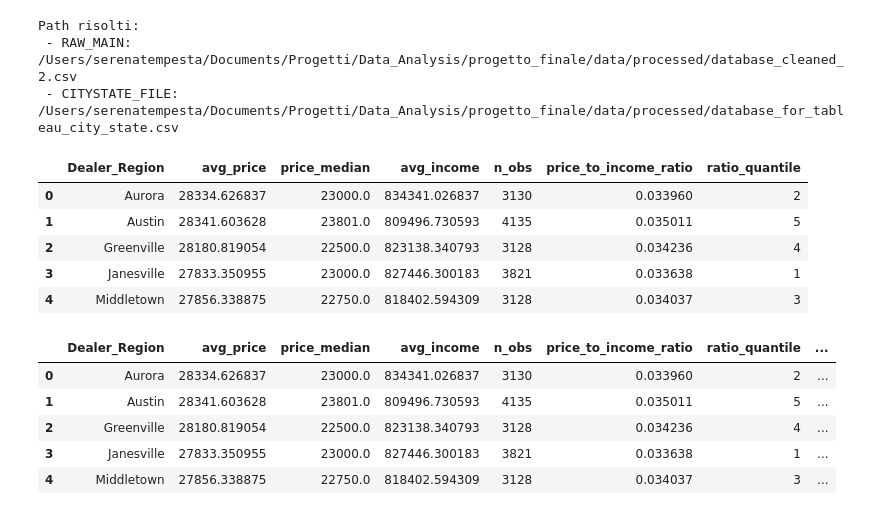
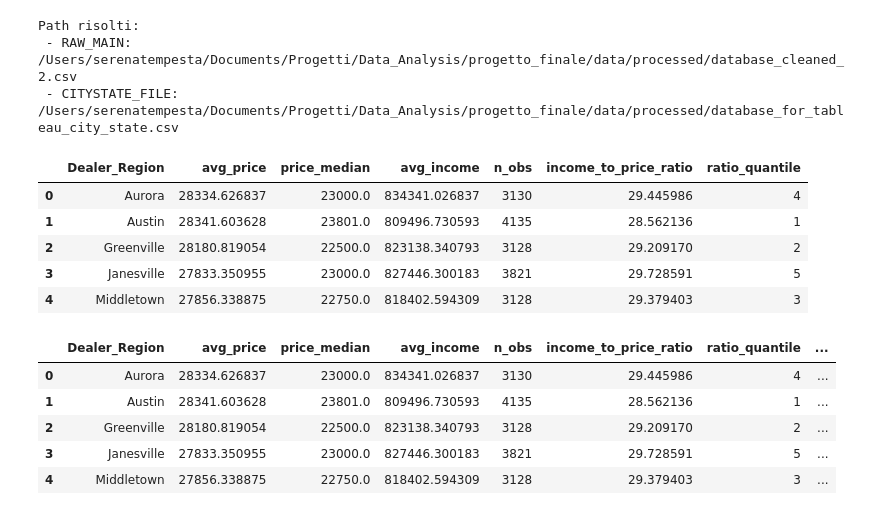
Before and after one commit to develhope/Data-PT-9-TeamProject-2-team-2, a Jupyter notebook: notebook/tableau_prep.ipynb, the cells around one changed output. Cells and saved outputs as stored; diff of their text form; code cells hidden in the pictures.

Commit message:
Fixed paths + reversed ratio for tableau

```diff
--- a/notebook/tableau_prep.ipynb
+++ b/notebook/tableau_prep.ipynb
@@ -256,56 +286,62 @@ agg_region = (
       .reset_index()
 )
 
-# Ratio e gestione inf/zero
-agg_region["price_to_income_ratio"] = agg_region["avg_price"] / agg_region["avg_income"]
-agg_region.loc[~np.isfinite(agg_region["price_to_income_ratio"]), "price_to_income_ratio"] = np.nan
+# METRICA CORRETTA: Reddito / Prezzo (maggiore = più accessibile)
+agg_region["income_to_price_ratio"] = agg_region["avg_income"] / agg_region["avg_price"]
+agg_region.loc[~np.isfinite(agg_region["income_to_price_ratio"]), "income_to_price_ratio"] = np.nan
 
-# Quantili per color scale discreta
+# Quantili per color scale discreta (calcolati sulla nuova metrica)
 try:
     agg_region["ratio_quantile"] = pd.qcut(
-        agg_region["price_to_income_ratio"], q=N_QUANTILES, labels=False, duplicates="drop"
+        agg_region["income_to_price_ratio"], q=N_QUANTILES, labels=False, duplicates="drop"
     ) + 1
 except ValueError:
     agg_region["ratio_quantile"] = np.nan
 
+# Pulizia eventuale colonna legacy per evitare confusione downstream
+agg_region.drop(columns=["price_to_income_ratio"], inplace=True, errors="ignore")
+
 # Filtro opzionale su numerosità (riduce rumore in mappa)
 agg_region_filtered = agg_region.loc[agg_region["n_obs"] >= MIN_OBS_PER_REGION].copy()
+
+agg_region_filtered = agg_region.loc[agg_region["n_obs"] >= MIN_OBS_PER_REGION].copy()
+agg_region_filtered.drop(columns=["price_to_income_ratio"], inplace=True, errors="ignore")
 
 # city_state_lookup (lookup moda per distretto) se disponibile
 city_lookup = None
 if "cs" in globals() and isinstance(cs, pd.DataFrame) and \
    "Dealer_Region" in cs.columns and "city_state" in cs.columns:
     base_cs = cs
 elif "CITYSTATE_FILE" in globals() and CITYSTATE_FILE and Path(CITYSTATE_FILE).exists():
     base_cs = pd.read_csv(CITYSTATE_FILE, low_memory=False)
 else:
     base_cs = None
 
 if base_cs is not None and "Dealer_Region" in base_cs.columns and "city_state" in base_cs.columns:
     city_lookup = (
         base_cs.groupby("Dealer_Region", dropna=False)["city_state"]
                .agg(lambda x: x.mode().iat[0] if x.mode().size else np.nan)
                .reset_index()
                .rename(columns={"city_state": "city_state_lookup"})
     )
     agg_region_filtered = agg_region_filtered.merge(city_lookup, on="Dealer_Region", how="left")
 else:
     agg_region_filtered["city_state_lookup"] = np.nan
 
 # Controllo rapido
 display(agg_region.head(5))
 display(agg_region_filtered.head(5))
 # %% [output]
-|  | Dealer_Region | avg_price | price_median | avg_income | n_obs | price_to_income_ratio | ratio_quantile |
-| 0 | Aurora | 28334.626837 | 23000.0 | 834341.026837 | 3130 | 0.033960 | 2 |
-| 1 | Austin | 28341.603628 | 23801.0 | 809496.730593 | 4135 | 0.035011 | 5 |
-| 2 | Greenville | 28180.819054 | 22500.0 | 823138.340793 | 3128 | 0.034236 | 4 |
-| 3 | Janesville | 27833.350955 | 23000.0 | 827446.300183 | 3821 | 0.033638 | 1 |
-| 4 | Middletown | 27856.338875 | 22750.0 | 818402.594309 | 3128 | 0.034037 | 3 |
+|  | Dealer_Region | avg_price | price_median | avg_income | n_obs | income_to_price_ratio | ratio_quantile |
+| 0 | Aurora | 28334.626837 | 23000.0 | 834341.026837 | 3130 | 29.445986 | 4 |
+| 1 | Austin | 28341.603628 | 23801.0 | 809496.730593 | 4135 | 28.562136 | 1 |
+| 2 | Greenville | 28180.819054 | 22500.0 | 823138.340793 | 3128 | 29.209170 | 2 |
+| 3 | Janesville | 27833.350955 | 23000.0 | 827446.300183 | 3821 | 29.728591 | 5 |
+| 4 | Middletown | 27856.338875 | 22750.0 | 818402.594309 | 3128 | 29.379403 | 3 |
-|  | Dealer_Region | avg_price | price_median | avg_income | n_obs | price_to_income_ratio | ratio_quantile | ... |
-| 0 | Aurora | 28334.626837 | 23000.0 | 834341.026837 | 3130 | 0.033960 | 2 | ... |
-| 1 | Austin | 28341.603628 | 23801.0 | 809496.730593 | 4135 | 0.035011 | 5 | ... |
-| 2 | Greenville | 28180.819054 | 22500.0 | 823138.340793 | 3128 | 0.034236 | 4 | ... |
-| 3 | Janesville | 27833.350955 | 23000.0 | 827446.300183 | 3821 | 0.033638 | 1 | ... |
-| 4 | Middletown | 27856.338875 | 22750.0 | 818402.594309 | 3128 | 0.034037 | 3 | ... |
+|  | Dealer_Region | avg_price | price_median | avg_income | n_obs | income_to_price_ratio | ratio_quantile | ... |
+| 0 | Aurora | 28334.626837 | 23000.0 | 834341.026837 | 3130 | 29.445986 | 4 | ... |
+| 1 | Austin | 28341.603628 | 23801.0 | 809496.730593 | 4135 | 28.562136 | 1 | ... |
+| 2 | Greenville | 28180.819054 | 22500.0 | 823138.340793 | 3128 | 29.209170 | 2 | ... |
+| 3 | Janesville | 27833.350955 | 23000.0 | 827446.300183 | 3821 | 29.728591 | 5 | ... |
+| 4 | Middletown | 27856.338875 | 22750.0 | 818402.594309 | 3128 | 29.379403 | 3 | ... |
 # %%
```
Also changed, not shown: parts of 9 cells of this notebook, 1 other file.
